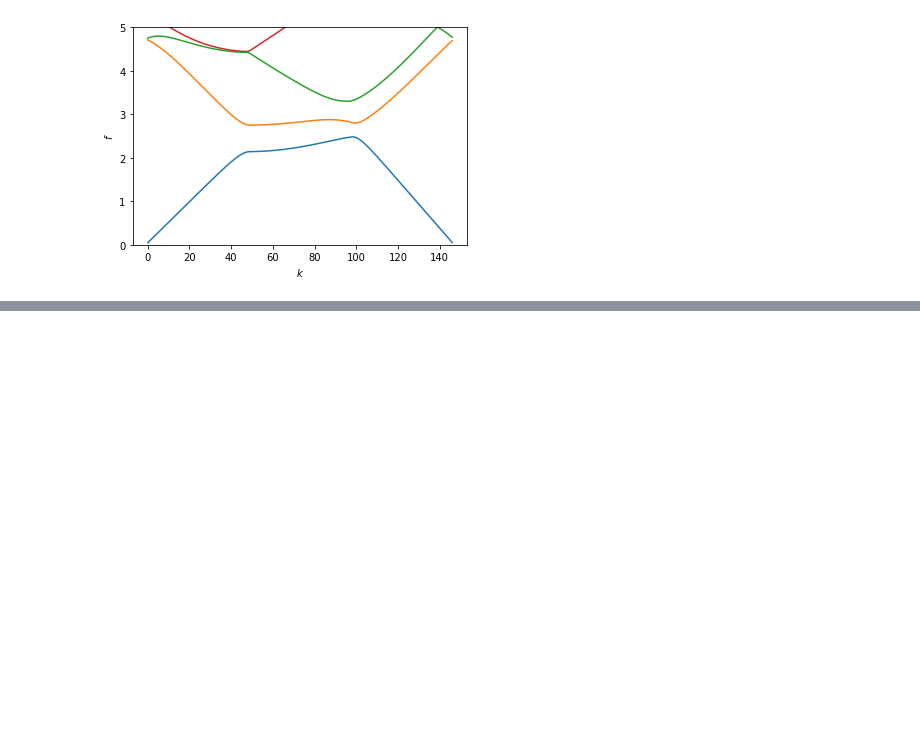
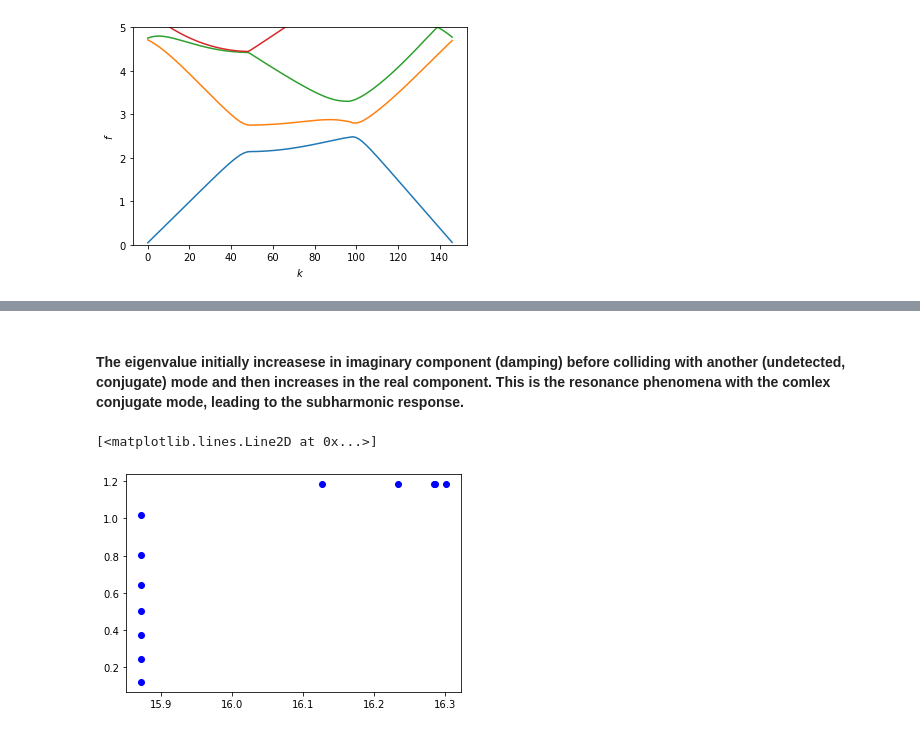
Before and after one commit to znicolaou/faraday, a Jupyter notebook: viscid_notebook.ipynb, the cells around one changed output, grey strips where cells are left out. Cells and saved outputs as stored; diff of their text form; code cells hidden in the pictures; blank space fills up the shorter version.

```diff
--- a/viscid_notebook.ipynb
+++ b/viscid_notebook.ipynb
@@ -13,3 +13,10 @@ imp.reload(viscid)
 <module 'viscid' from '/Users/zack/Desktop/shaker_docs/faraday/viscid.py'>
 # %%
 args=viscid.args
+# %%
+#Focus on a specific wavenumber corresponding to half the substrate periodicity
+qx=0
+qy=args.k2y/2
+q=(qx**2+qy**2)**0.5
+omega=(q*np.tanh(q*args.h0)*(args.g+args.sigma*q**2))**0.5
+viscid.args.freq=2*omega/(2*np.pi)
@@ -110,14 +133,12 @@ imp.reload(viscid)
 from scipy.linalg import solve
 from scipy.linalg import LinAlgWarning
 import warnings
-warnings.filterwarnings("error")
+warnings.filterwarnings("error",category=LinAlgWarning)
 
 start=timeit.default_timer()
+viscid.args.freq=2*(q*np.tanh(q*args.h0)*(args.g+args.sigma*q**2))**0.5/(2*np.pi)
 
-omega=2*np.pi*args.freq/2
-qx=0
-qy=args.k2y/2
-
+omega=2*np.pi*viscid.args.freq/2
 Ftilde_0,Gtilde_0=viscid.viscid_flat_mat(omega,qx,qy)
 Ftildeflattened_0=np.transpose(Ftilde_0,(0,2,1,3)).reshape((3*(2*args.Nt+1),3*(2*args.Nt+1)))
 Gtildeflattened_0=np.transpose(Gtilde_0,(0,2,1,3)).reshape((3*(2*args.Nt+1),3*(2*args.Nt+1)))
@@ -187,0 +253,7 @@ plt.show()
+# %% [markdown]
+#### The eigenvalue initially increasese in imaginary component (damping) before colliding with another (undetected, conjugate) mode and then increases in the real component. This is the resonance phenomena with the comlex conjugate mode, leading to the subharmonic response.
+# %%
+plt.plot(np.real(omegas),np.imag(omegas),'bo')
+# %% [output]
+[<matplotlib.lines.Line2D at 0x...>]
+[figure, added]
```
Also changed, not shown: parts of 16 cells of this notebook, 1 other file.
